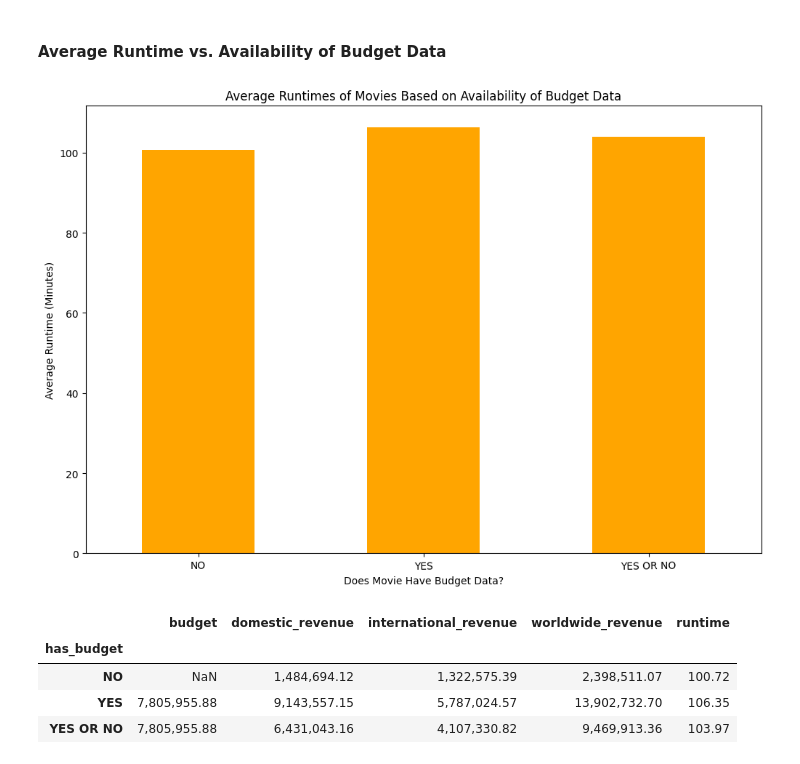
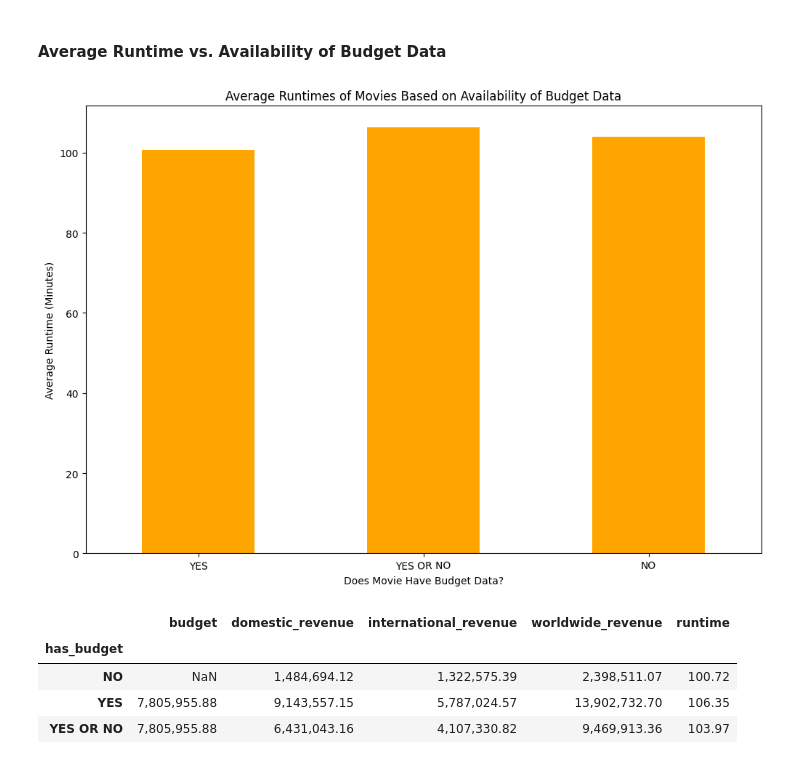
Before and after one commit to AlexPMorton/A24-Movies-EDA, a Jupyter notebook: A24_EDA.ipynb, the cells around one changed output. Drawn from its saved outputs; the diff is of its cells as text; code cells hidden in the pictures.

```diff
--- a/A24_EDA.ipynb
+++ b/A24_EDA.ipynb
@@ -192,33 +195,32 @@ A24.describe()
 #### Median Revenues vs. Availability of Budget Data
 # %%
 # New dataframe for classifying which movies have budget data
-A24_budget = A24.copy()
+A24_budget_1 = A24.copy()
 
 # Adding new column to distinguish which movies have budget data
-A24_budget['has_budget'] = np.select([A24_budget['budget'].isnull(), A24_budget['budget'].notnull()], ['NO','YES'], default='')
-
-A24_budget_grouped = A24_budget.groupby(['has_budget']).median()
+A24_budget_1['has_budget'] = np.select([A24_budget_1['budget'].isnull(), A24_budget_1['budget'].notnull()], ['NO','YES'], default='')
+A24_budget_1_median = A24_budget_1.groupby('has_budget').median()
 
 # New dataframe for all movies with or without budget data
-A24_budget_all = A24.copy()
+A24_budget_2 = A24.copy()
 
 # Adding new column for grouping by all movies with or without budget data
-A24_budget_all['has_budget'] = np.select([A24_budget['budget'].any()], ['YES OR NO'], default='')
+A24_budget_2['has_budget'] = np.select([A24_budget_2['budget'].any()], ['YES OR NO'], default='')
 
-A24_budget_all_grouped = A24_budget_all.groupby(['has_budget']).median()
+A24_budget_2_median = A24_budget_2.groupby('has_budget').median()
 
 # Combining the two data frames together
-A24_budgets_median = pd.concat([A24_budget_grouped,A24_budget_all_grouped], sort = False)
+A24_budgets_median = pd.concat([A24_budget_1_median,A24_budget_2_median], sort = False)
 
 # Creating plot for median revenues vs. availability of budget data
-budgets_median_revenues_plot = A24_budgets_median[['domestic_revenue','international_revenue','worldwide_revenue']].plot(kind='bar', figsize = (12,12/1.5), color = ['orange','orangered','darkviolet'], rot = 1,
+A24_budgets_median_revenues_plot = A24_budgets_median[['domestic_revenue','international_revenue','worldwide_revenue']].plot(kind='bar', figsize = (12,12/1.5), color = ['orange','orangered','darkviolet'], rot = 1,
 xlabel='Does Movie Have Budget Data?', ylabel='Median Revenue (USD)',
 title='Average Revenues Based on Availability of Budget Data')
 
 # Formating the y-axis tick marks
-budgets_median_revenues_plot.yaxis.set_major_formatter('${x:,.0f}')
+A24_budgets_median_revenues_plot.yaxis.set_major_formatter('${x:,.0f}')
 
-budgets_median_revenues_plot;
+A24_budgets_median_revenues_plot;
 # %% [output]
 [figure]
 # %%
@@ -267,24 +269,26 @@ print(median_wwr_ratio_2)
 #### Average Runtime vs. Availability of Budget Data
 # %%
 # Calculating mean values and grouping by whether movie has budget data
-A24_budget_grouped_1 = A24_budget.groupby(['has_budget']).mean()
+A24_budget_mean_1 = A24_budget_1.groupby('has_budget').mean()
 
 # Calculating mean values and grouping by has_budget column of dataframe with "YES OR NO" in has_budget column
-A24_budget_all_grouped_1 = A24_budget_all.groupby(['has_budget']).mean()
+A24_budget_mean_2 = A24_budget_2.groupby('has_budget').mean()
 
 # Joing rows of the above dataframes
-A24_budgets_mean = pd.concat([A24_budget_grouped_1,A24_budget_all_grouped_1], sort = False)
+A24_budgets_mean = pd.concat([A24_budget_mean_1,A24_budget_mean_2], sort = False)
 
-budgets_runtime_plot = A24_budgets_mean[['runtime']].plot(kind='bar', figsize = (12,12/1.5), color = ['orange'], rot = 1,
+A24_budgets_mean.index = ['YES','YES OR NO','NO']
+
+A24_budgets_mean_runtime_plot = A24_budgets_mean[['runtime']].plot(kind='bar', figsize = (12,12/1.5), color = ['orange'], rot = 1,
 xlabel='Does Movie Have Budget Data?', ylabel='Average Runtime (Minutes)',
 title='Average Runtimes of Movies Based on Availability of Budget Data')
 
 # Removes plot legend
-budgets_runtime_plot.get_legend().remove()
+A24_budgets_mean_runtime_plot.get_legend().remove()
 
-budgets_runtime_plot;
+A24_budgets_mean_runtime_plot;
 # %% [output]
-[figure, old version]
+[figure, new version]
 # %%
 A24_budgets_mean # Data of average values for the 3 different movie groups
 # %% [output]
```
Also changed, not shown: parts of 39 cells of this notebook.
